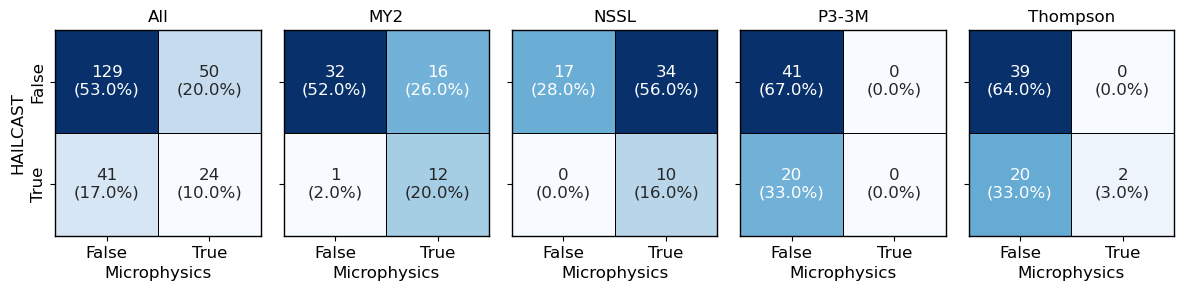
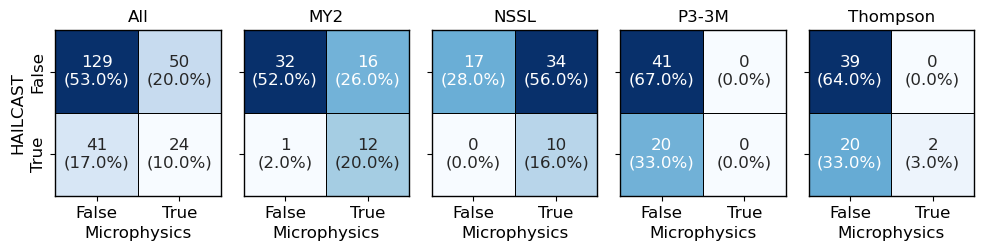
The change to this notebook cell's code, shown as a diff; its figure went from the first image to the second:
--- before
+++ after
@@ -1 +1 @@
-con = nh.confusion_matrix(dat=spatial_means, file='paper/figures/conf_matrix.pdf')
+con = nh.confusion_matrix(dat=spatial_means, file='paper/figures/conf_matrix.pdf', figsize=(10,4))

Commit: Added confusion matrix pdf.